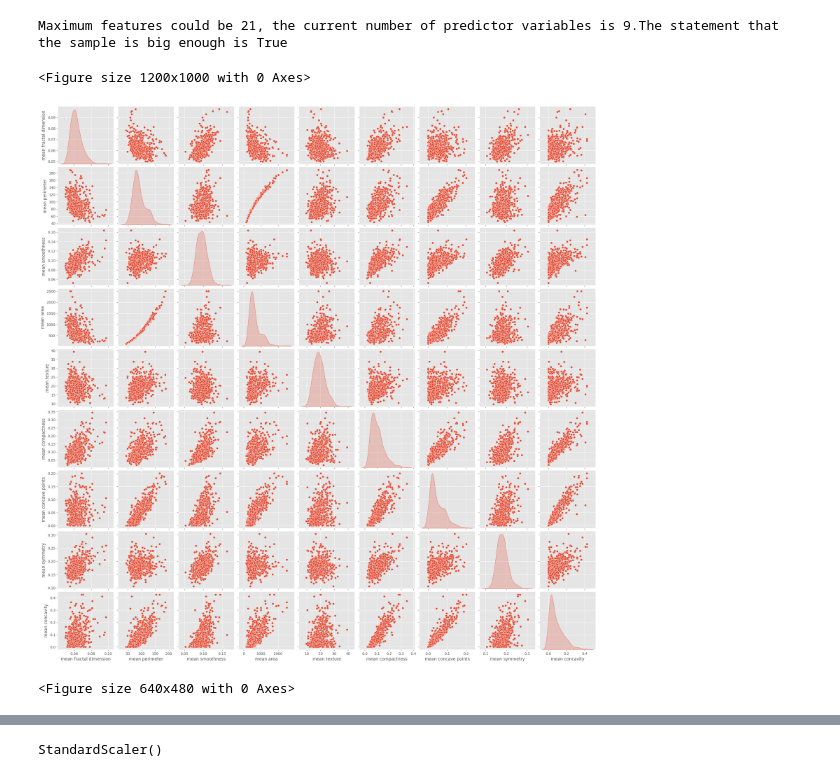
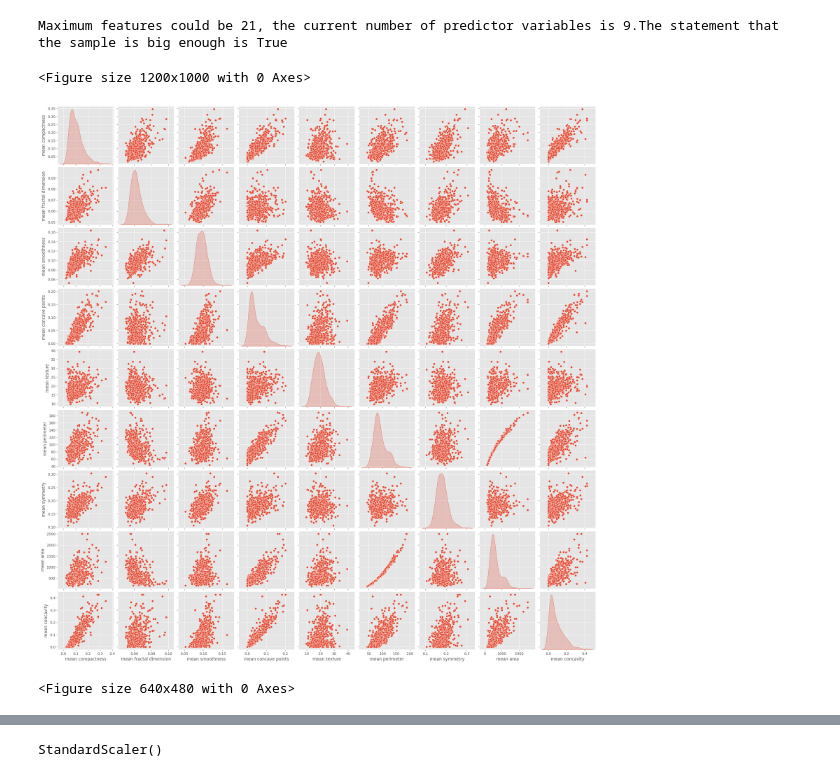
Before and after one commit to LiZoMark841619/Breast-cancer, a Jupyter notebook: Breast_cancer/script.ipynb, the cells around one changed output, grey strips where cells are left out. Drawn from its saved outputs; the diff is of its cells as text; code cells hidden in the pictures.

```diff
--- a/Breast_cancer/script.ipynb
+++ b/Breast_cancer/script.ipynb
@@ -99,10 +99,10 @@ print(f'Maximum features could be {round(max_features)}, the current number of p
 Maximum features could be 21, the current number of predictor variables is 9.The statement that the sample is big enough is True
 # %%
 # making a pairplot just for fun
-helper.pair_(X)
+run_ok.custom_pair(X)
 # %% [output]
 <Figure size 1200x1000 with 0 Axes>
-[figure, old version]
+[figure, new version]
 <Figure size 640x480 with 0 Axes>
 # %%
 X.head(3)
```
Also changed, not shown: parts of 7 cells of this notebook, 1 other file.
